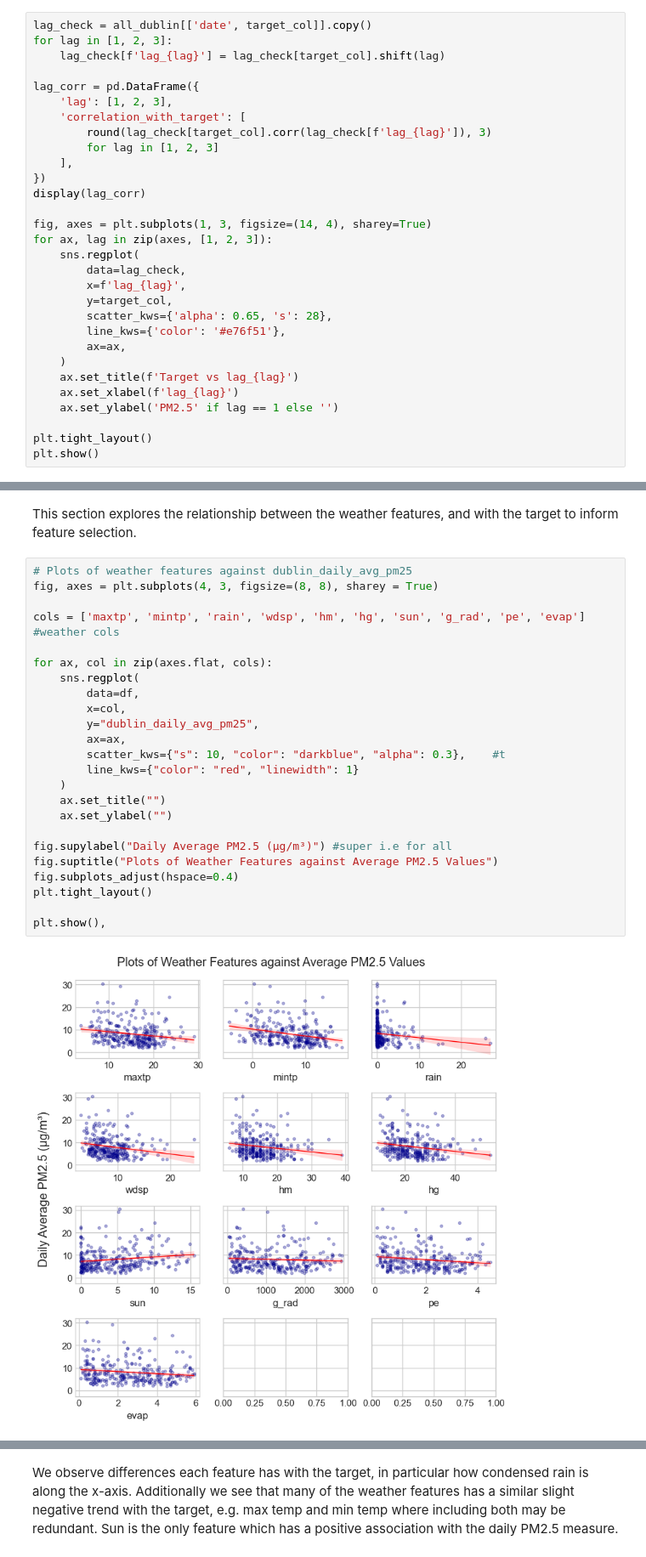
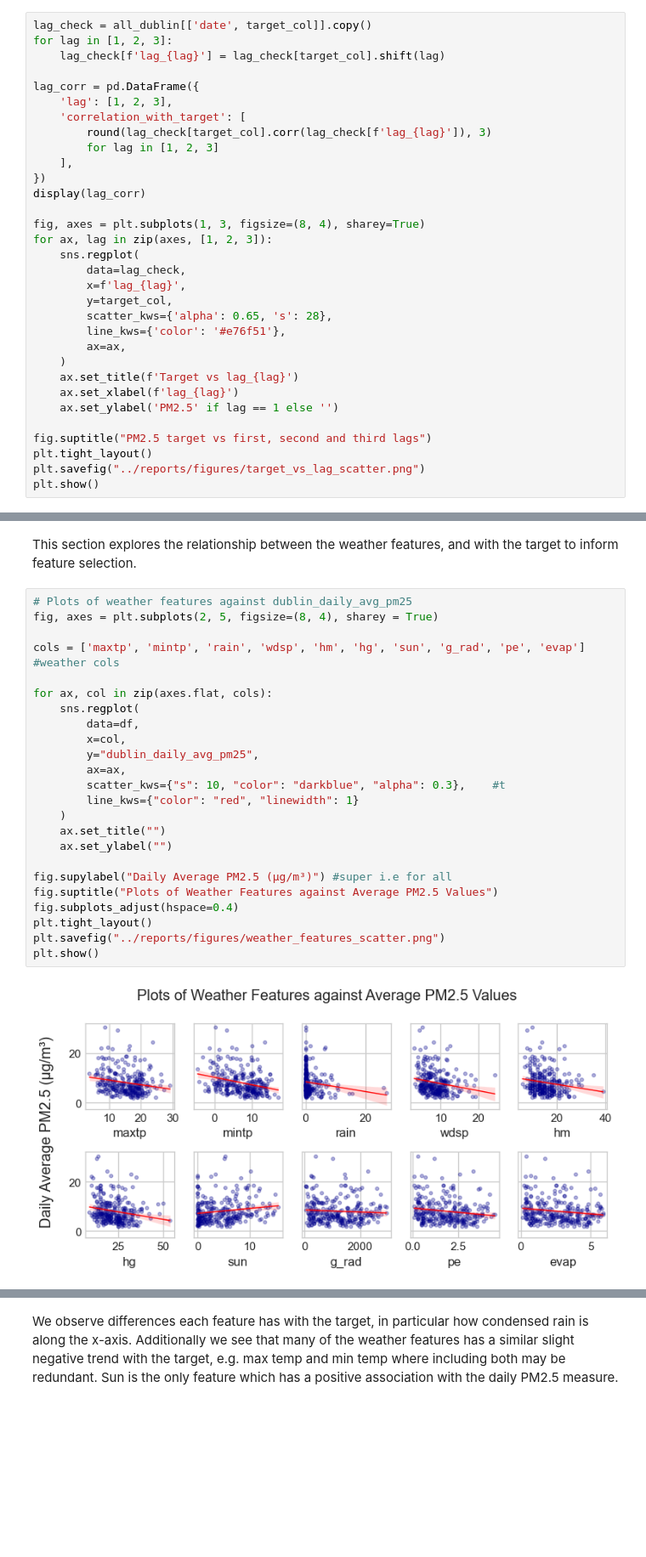
Before and after one commit to jako6f/dublin-air-quality-forecasting, a Jupyter notebook: notebooks/dublin_air_quality_forecasting.ipynb, the cells around one changed output, grey strips where cells are left out. Shown at 85% size. Cells and saved outputs as stored; diff of their text form; blank space fills up the shorter version.

```diff
--- a/notebooks/dublin_air_quality_forecasting.ipynb
+++ b/notebooks/dublin_air_quality_forecasting.ipynb
@@ -1993,7 +1988,7 @@ lag_corr = pd.DataFrame({
 })
 display(lag_corr)
 
-fig, axes = plt.subplots(1, 3, figsize=(14, 4), sharey=True)
+fig, axes = plt.subplots(1, 3, figsize=(8, 4), sharey=True)
 for ax, lag in zip(axes, [1, 2, 3]):
     sns.regplot(
         data=lag_check,
@@ -2007,7 +2002,9 @@ for ax, lag in zip(axes, [1, 2, 3]):
     ax.set_xlabel(f'lag_{lag}')
     ax.set_ylabel('PM2.5' if lag == 1 else '')
 
+fig.suptitle("PM2.5 target vs first, second and third lags")
 plt.tight_layout()
+plt.savefig("../reports/figures/target_vs_lag_scatter.png")
 plt.show()
 # %% [output]
 |  | lag | correlation_with_target |
@@ -2124,27 +2114,27 @@ We can observe similar distribution of points in the scatter plots for the mean,
 This section explores the relationship between the weather features, and with the target to inform feature selection.
 # %%
 # Plots of weather features against dublin_daily_avg_pm25
-fig, axes = plt.subplots(4, 3, figsize=(8, 8), sharey = True)
+fig, axes = plt.subplots(2, 5, figsize=(8, 4), sharey = True)
 
 cols = ['maxtp', 'mintp', 'rain', 'wdsp', 'hm', 'hg', 'sun', 'g_rad', 'pe', 'evap'] #weather cols
 
 for ax, col in zip(axes.flat, cols):
     sns.regplot(
         data=df,
         x=col,
         y="dublin_daily_avg_pm25",
         ax=ax,
         scatter_kws={"s": 10, "color": "darkblue", "alpha": 0.3},    #t
         line_kws={"color": "red", "linewidth": 1}
     )
     ax.set_title("")
     ax.set_ylabel("")
 
 fig.supylabel("Daily Average PM2.5 (µg/m³)") #super i.e for all
 fig.suptitle("Plots of Weather Features against Average PM2.5 Values")
 fig.subplots_adjust(hspace=0.4)
 plt.tight_layout()
-
-plt.show(),
+plt.savefig("../reports/figures/weather_features_scatter.png")
+plt.show()
 # %% [output]
-[figure, old version]
+[figure, new version]
```
Also changed, not shown: parts of 29 cells of this notebook, 17 other files.
